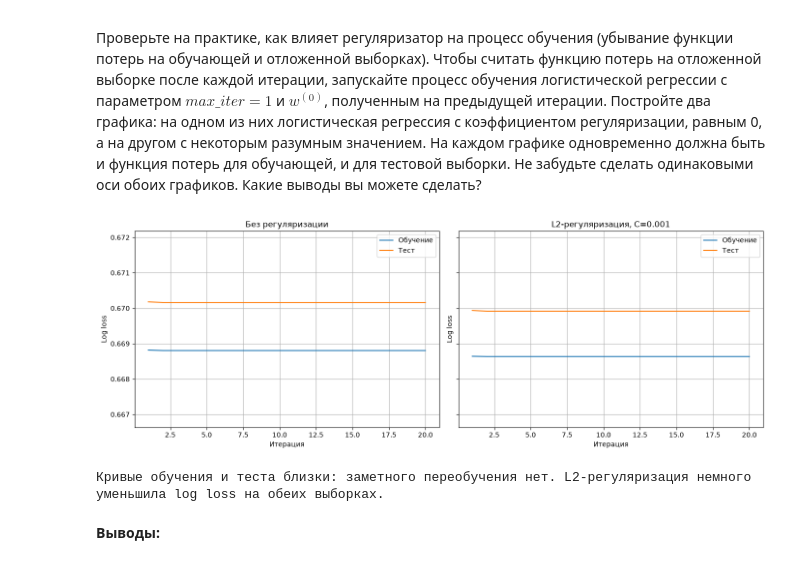
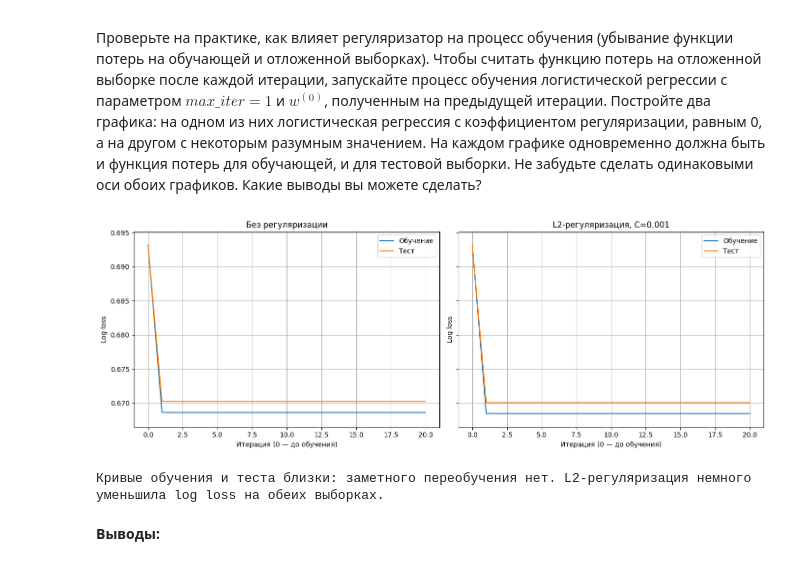
Before and after one commit to Doki33935/ML-SUNC11, a Jupyter notebook: task_classification/task_classification.ipynb, the cells around one changed output. Cells and saved outputs as stored; diff of their text form; code cells hidden in the pictures.

```diff
--- a/task_classification/task_classification.ipynb
+++ b/task_classification/task_classification.ipynb
@@ -21,9 +21,13 @@ __Задание 1.__ Обучение логистической регресс
 Загрузим данные с конкурса [Kaggle Porto Seguro’s Safe Driver Prediction](https://www.kaggle.com/c/porto-seguro-safe-driver-prediction) (вам нужна только обучающая выборка). Задача состоит в определении водителей, которые в ближайший год воспользуются своей автомобильной страховкой (бинарная классификация). Но для нас важна будет не сама задача, а только её данные. При этом под нужды задания мы немного модифицируем датасет.
 # %%
 import pandas as pd
-data = pd.read_csv('porto-seguro-safe-driver-prediction/train.csv', index_col=0)
+from zipfile import ZipFile
+
+with ZipFile("porto-seguro-safe-driver-prediction.zip") as archive:
+    data = pd.read_csv(archive.open("train.csv"), index_col=0)
+
 target = data.target.values
-data = data.drop('target', axis=1)
+data = data.drop("target", axis=1)
 # %% [markdown]
 Пересемплируем выборку так, чтобы положительных и отрицательных объектов в выборке было одинаковое число. Разделим на обучающую и тестовую выборки.
 # %%
@@ -35,7 +39,9 @@ mask_zero = np.random.choice(np.where(target == 0)[0], 100000, replace=True)
 data = pd.concat((data.iloc[mask_plus], data.iloc[mask_zero]))
 target = np.hstack((target[mask_plus], target[mask_zero]))
 
-X_train, X_test, y_train, y_test = train_test_split(data, target, test_size=0.5)
+X_train, X_test, y_train, y_test = train_test_split(
+    data, target, test_size=0.5, random_state=241, stratify=target
+)
 # %% [markdown]
 Не забудьте отнормировать признаки (можно воспользоваться StandardScaler или сделать это вручную). Пока не будем обращать внимание на то, что некоторые признаки категориальные (этим мы займёмся позже).
 # %%
@@ -135,43 +141,43 @@ def loss_history(penalty, C=1.0, iterations=20):
         tol=1e-8,
         random_state=241,
     )
-    train_loss = []
-    test_loss = []
+    train_loss = [log_loss(y_train, np.full(len(y_train), 0.5))]
+    test_loss = [log_loss(y_test, np.full(len(y_test), 0.5))]
     with warnings.catch_warnings():
         warnings.simplefilter("ignore", ConvergenceWarning)
         warnings.simplefilter("ignore", FutureWarning)
         for _ in range(iterations):
             model.fit(X_train_scaled, y_train)
             train_loss.append(log_loss(y_train, model.predict_proba(X_train_scaled)))
             test_loss.append(log_loss(y_test, model.predict_proba(X_test_scaled)))
     return train_loss, test_loss
 
 no_reg_train, no_reg_test = loss_history(None)
 l2_train, l2_test = loss_history("l2", C=0.001)
 
 all_losses = no_reg_train + no_reg_test + l2_train + l2_test
 y_limits = (min(all_losses) - 0.002, max(all_losses) + 0.002)
-steps = np.arange(1, len(no_reg_train) + 1)
+steps = np.arange(len(no_reg_train))
 
 fig, axes = plt.subplots(1, 2, figsize=(14, 5), sharex=True, sharey=True)
 axes[0].plot(steps, no_reg_train, label="Обучение")
 axes[0].plot(steps, no_reg_test, label="Тест")
 axes[0].set_title("Без регуляризации")
 axes[1].plot(steps, l2_train, label="Обучение")
 axes[1].plot(steps, l2_test, label="Тест")
 axes[1].set_title("L2-регуляризация, C=0.001")
 for ax in axes:
-    ax.set_xlabel("Итерация")
+    ax.set_xlabel("Итерация (0 — до обучения)")
     ax.set_ylabel("Log loss")
     ax.set_ylim(y_limits)
     ax.grid(True)
     ax.legend()
 plt.tight_layout()
 plt.show()
 
 print("Кривые обучения и теста близки: заметного переобучения нет. L2-регуляризация немного уменьшила log loss на обеих выборках.")
 # %% [output]
-[figure, old version]
+[figure, new version]
 Кривые обучения и теста близки: заметного переобучения нет. L2-регуляризация немного уменьшила log loss на обеих выборках.
 # %% [markdown]
 __Выводы:__
```
Also changed, not shown: parts of 5 cells of this notebook, 10 other files.
